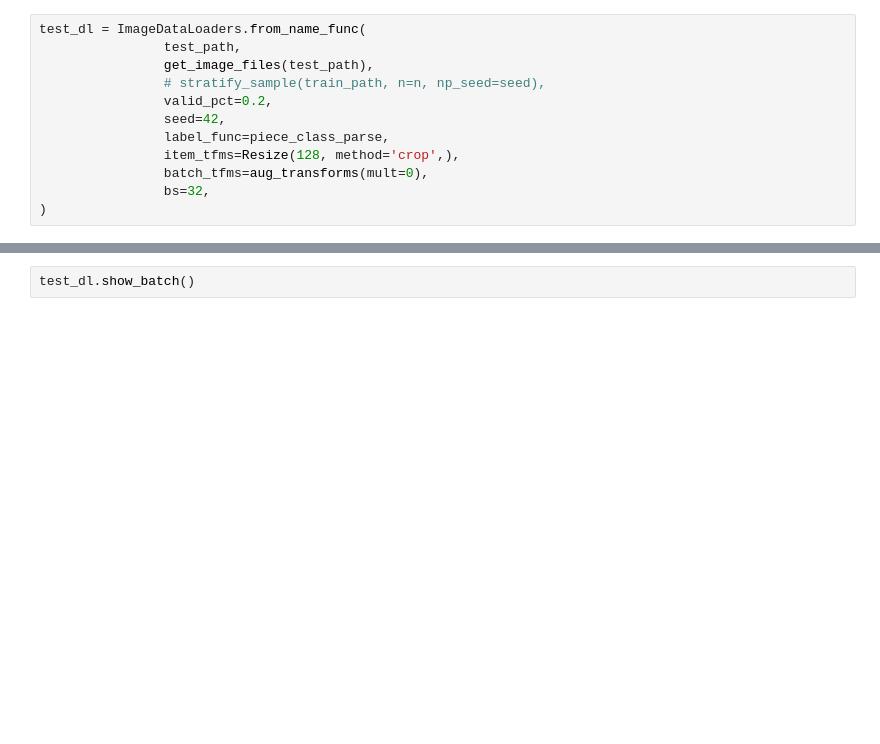
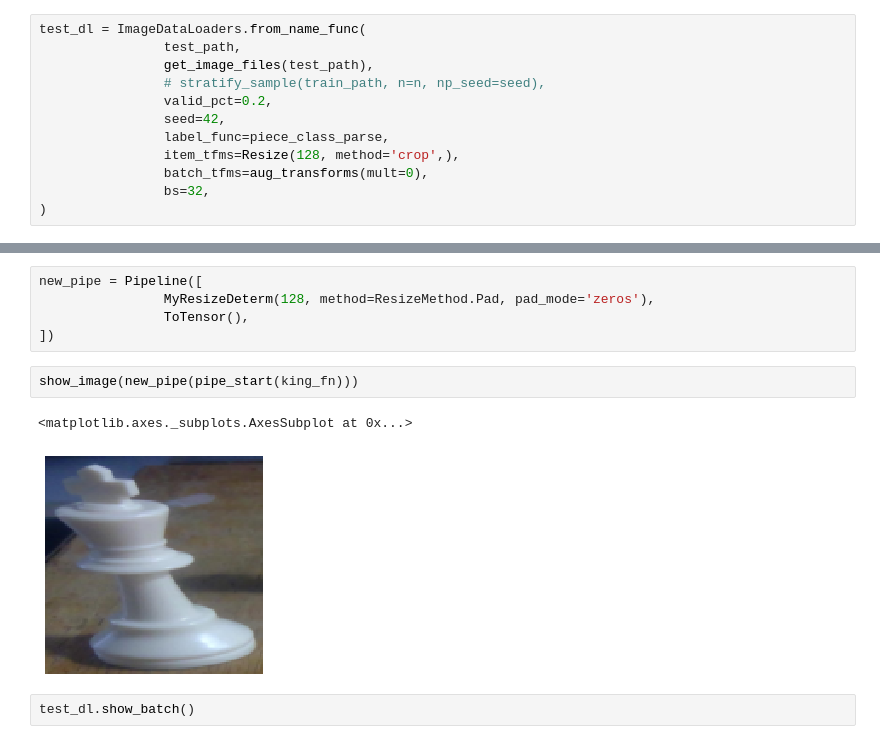
Before and after one commit to sutt/fastai2-dev, a Jupyter notebook: chess-classification-hw/nbs-demo/demo-tranforms-1.ipynb, the cells around one changed output, grey strips where cells are left out. Cells and saved outputs as stored; diff of their text form; blank space fills up the shorter version.

```diff
--- a/chess-classification-hw/nbs-demo/demo-tranforms-1.ipynb
+++ b/chess-classification-hw/nbs-demo/demo-tranforms-1.ipynb
@@ -35,3 +46,13 @@ test_dl = ImageDataLoaders.from_name_func(
+# %%
+new_pipe = Pipeline([
+                MyResizeDeterm(128, method=ResizeMethod.Pad, pad_mode='zeros'),
+                ToTensor(),
+])
+# %%
+show_image(new_pipe(pipe_start(king_fn)))
+# %% [output]
+<matplotlib.axes._subplots.AxesSubplot at 0x...>
+[figure, added]
 # %%
 test_dl.show_batch()
 # %% [output]
```
Also changed, not shown: parts of 4 cells of this notebook, 3 other files.
